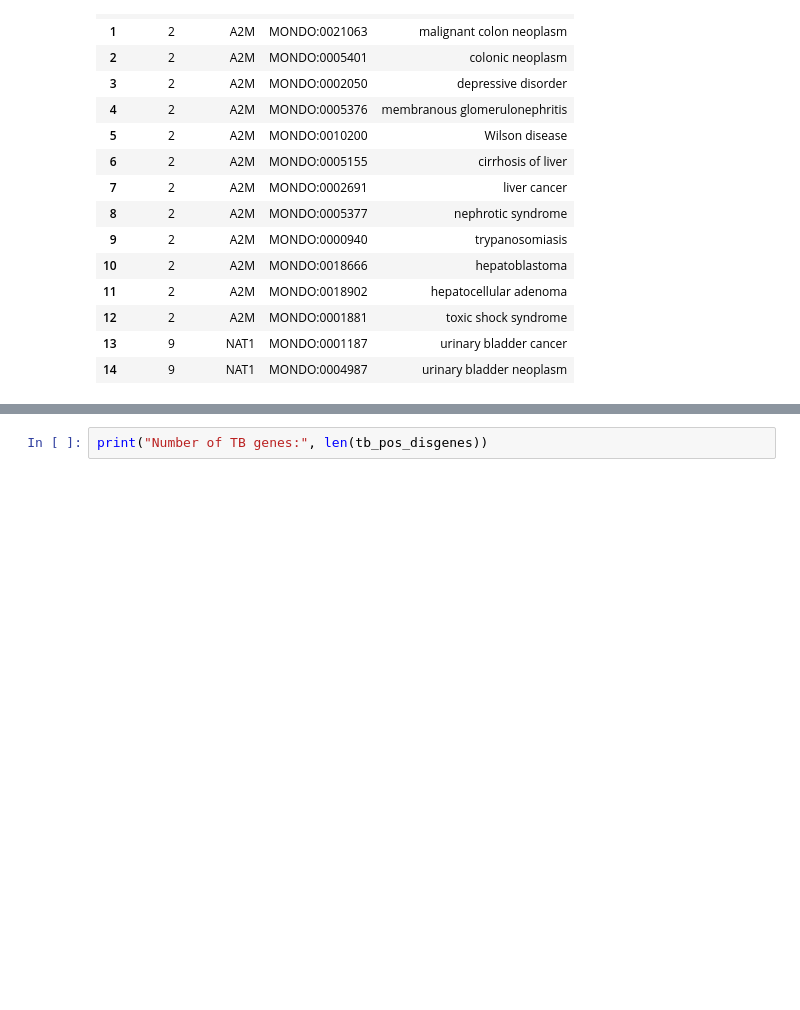
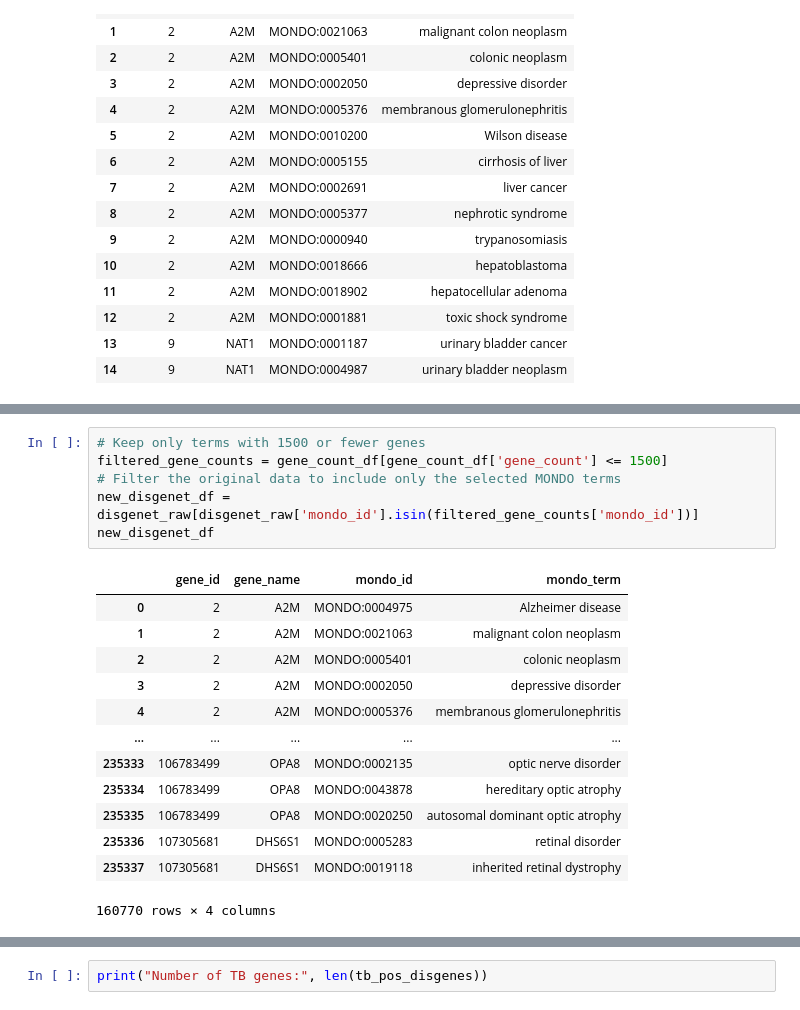
Before and after one commit to kay15vl/ReDrugGraph, a Jupyter notebook: scripts/gnn_implementation.ipynb, the cells around one changed output, grey strips where cells are left out. Saved outputs shown, nothing was run; the diff lists cells and outputs as text; blank space fills up the shorter version.

```diff
--- a/scripts/gnn_implementation.ipynb
+++ b/scripts/gnn_implementation.ipynb
@@ -77,2 +84,22 @@ disgenet_raw.head(15)
+# %%
+# Keep only terms with 1500 or fewer genes
+filtered_gene_counts = gene_count_df[gene_count_df['gene_count'] <= 1500]
+# Filter the original data to include only the selected MONDO terms
+new_disgenet_df = disgenet_raw[disgenet_raw['mondo_id'].isin(filtered_gene_counts['mondo_id'])]
+new_disgenet_df
+# %% [output]
+|  | gene_id | gene_name | mondo_id | mondo_term |
+| 0 | 2 | A2M | MONDO:0004975 | Alzheimer disease |
+| 1 | 2 | A2M | MONDO:0021063 | malignant colon neoplasm |
+| 2 | 2 | A2M | MONDO:0005401 | colonic neoplasm |
+| 3 | 2 | A2M | MONDO:0002050 | depressive disorder |
+| 4 | 2 | A2M | MONDO:0005376 | membranous glomerulonephritis |
+| ... | ... | ... | ... | ... |
+| 235333 | 106783499 | OPA8 | MONDO:0002135 | optic nerve disorder |
+| 235334 | 106783499 | OPA8 | MONDO:0043878 | hereditary optic atrophy |
+| 235335 | 106783499 | OPA8 | MONDO:0020250 | autosomal dominant optic atrophy |
+| 235336 | 107305681 | DHS6S1 | MONDO:0005283 | retinal disorder |
+| 235337 | 107305681 | DHS6S1 | MONDO:0019118 | inherited retinal dystrophy |
+160770 rows × 4 columns
 # %%
 # get genes associated to TB
```
Also changed, not shown: parts of 18 cells of this notebook.
